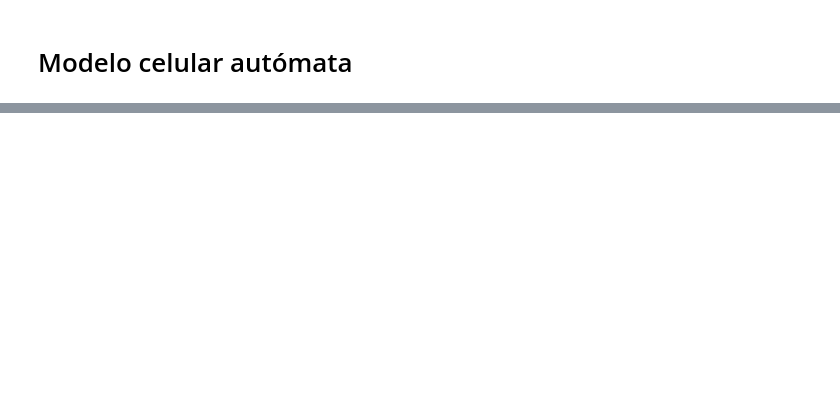
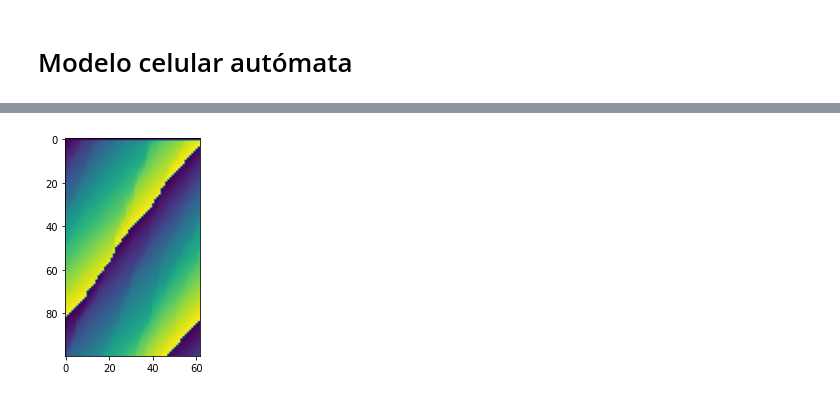
Before and after one commit to ElTapia/Jamiton, a Jupyter notebook: First_order_traffic_model/Cellular model.ipynb, the cells around one changed output, grey strips where cells are left out. Drawn from its saved outputs; the diff is of its cells as text; code cells hidden in the pictures; blank space fills up the shorter version.

```diff
--- a/First_order_traffic_model/Cellular model.ipynb
+++ b/First_order_traffic_model/Cellular model.ipynb
@@ -128,0 +182,5 @@ def move_cars(cars, road, pos, vel, t):
+# %%
+plt.imshow(pos)
+plt.show()
+# %% [output]
+[figure, added]
```
Also changed, not shown: parts of 4 cells of this notebook, 1 other file.
